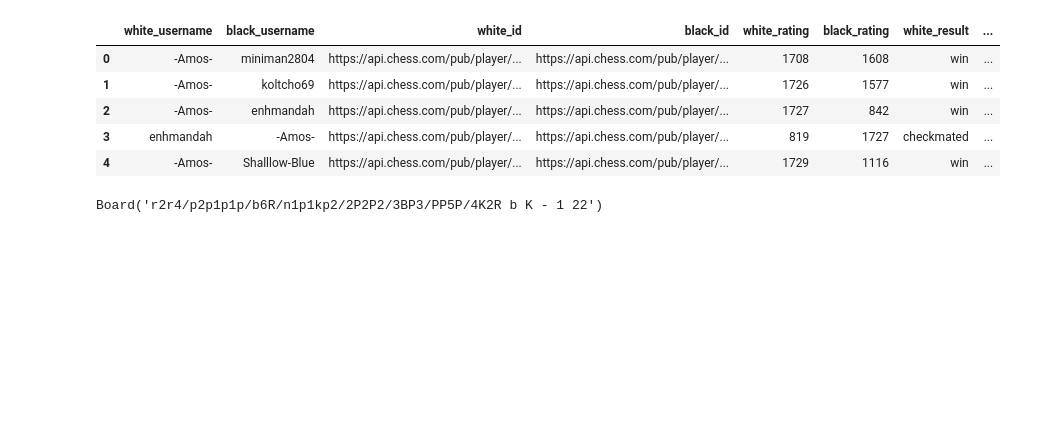
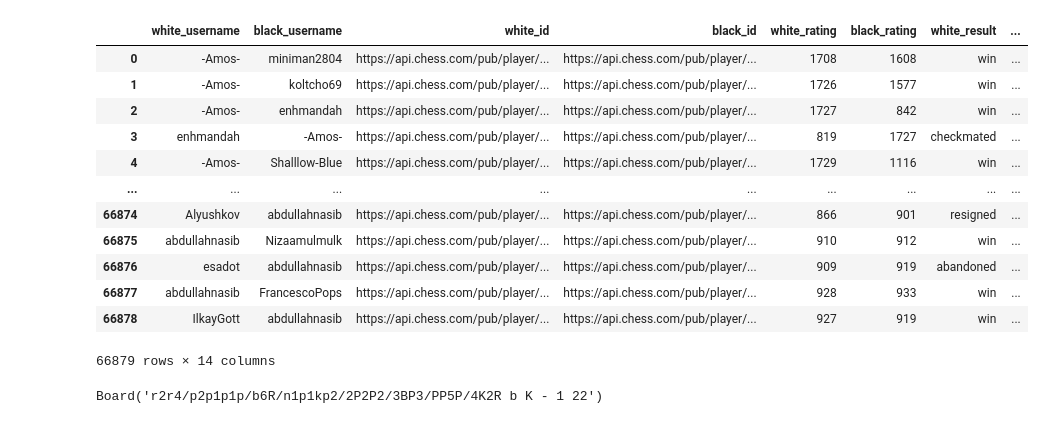
Before and after one commit to Torbet/Chess-DS, a Jupyter notebook: Wrangle.ipynb, the cells around one changed output. Saved outputs shown, nothing was run; the diff lists cells and outputs as text; code cells hidden in the pictures; blank space fills up the shorter version.

```diff
--- a/Wrangle.ipynb
+++ b/Wrangle.ipynb
@@ -6,14 +20,21 @@ import matplotlib.pyplot as plt
 %matplotlib inline
 # %%
 data = pd.read_csv('data/chess.csv')
-data.head()
+data
 # %% [output]
 |  | white_username | black_username | white_id | black_id | white_rating | black_rating | white_result | ... |
 | 0 | -Amos- | miniman2804 | https://api.chess.com/pub/player/... | https://api.chess.com/pub/player/... | 1708 | 1608 | win | ... |
 | 1 | -Amos- | koltcho69 | https://api.chess.com/pub/player/... | https://api.chess.com/pub/player/... | 1726 | 1577 | win | ... |
 | 2 | -Amos- | enhmandah | https://api.chess.com/pub/player/... | https://api.chess.com/pub/player/... | 1727 | 842 | win | ... |
 | 3 | enhmandah | -Amos- | https://api.chess.com/pub/player/... | https://api.chess.com/pub/player/... | 819 | 1727 | checkmated | ... |
 | 4 | -Amos- | Shalllow-Blue | https://api.chess.com/pub/player/... | https://api.chess.com/pub/player/... | 1729 | 1116 | win | ... |
+| ... | ... | ... | ... | ... | ... | ... | ... | ... |
+| 66874 | Alyushkov | abdullahnasib | https://api.chess.com/pub/player/... | https://api.chess.com/pub/player/... | 866 | 901 | resigned | ... |
+| 66875 | abdullahnasib | Nizaamulmulk | https://api.chess.com/pub/player/... | https://api.chess.com/pub/player/... | 910 | 912 | win | ... |
+| 66876 | esadot | abdullahnasib | https://api.chess.com/pub/player/... | https://api.chess.com/pub/player/... | 909 | 919 | abandoned | ... |
+| 66877 | abdullahnasib | FrancescoPops | https://api.chess.com/pub/player/... | https://api.chess.com/pub/player/... | 928 | 933 | win | ... |
+| 66878 | IlkayGott | abdullahnasib | https://api.chess.com/pub/player/... | https://api.chess.com/pub/player/... | 927 | 919 | win | ... |
+66879 rows × 14 columns
 # %%
 fen = data.loc[0]['fen']
 chess.Board(fen)
```
Also changed, not shown: parts of 1 cell of this notebook, 3 other files.
